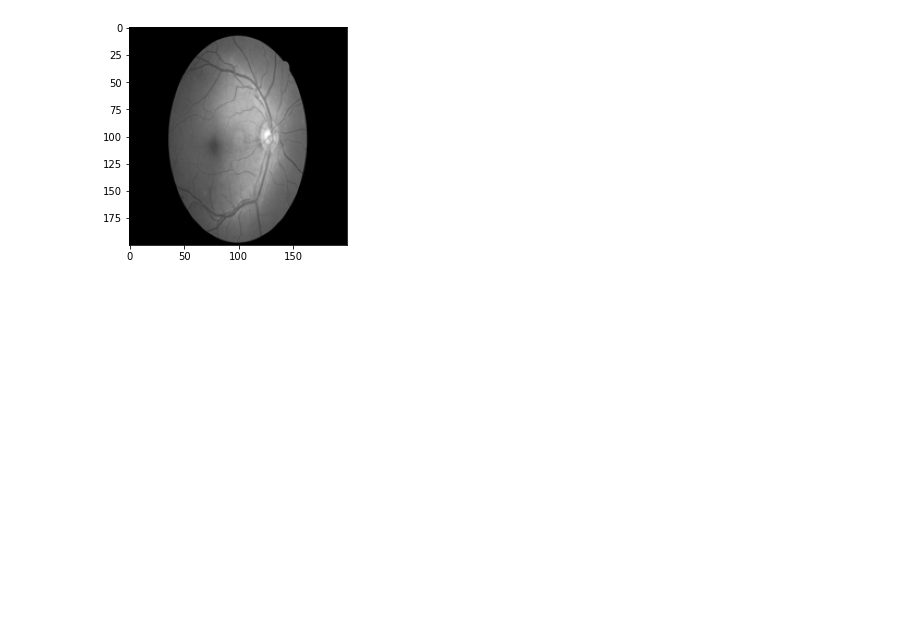
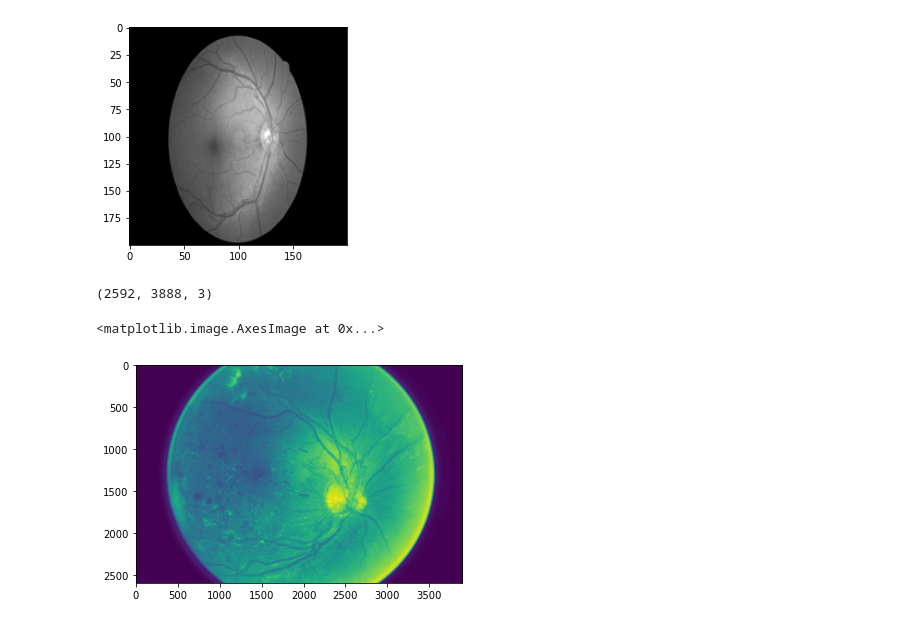
Before and after one commit to akr21420/Phase1, a Jupyter notebook: ML/DR.ipynb, the cells around one changed output. Drawn from its saved outputs; the diff is of its cells as text; code cells hidden in the pictures; blank space fills up the shorter version.

Commit message:
Green Channel and Literature

```diff
--- a/ML/DR.ipynb
+++ b/ML/DR.ipynb
@@ -54,3 +54,18 @@ plt.imshow(img,cmap='gray')
 # %% [output]
 <matplotlib.image.AxesImage at 0x...>
 [figure]
+# %%
+import cv2
+import matplotlib.pyplot as plt
+src = cv2.imread('D:/phase1/ML/data/16_left.jpeg',cv2.IMREAD_UNCHANGED)
+print(src.shape)
+
+green_channel = src[:,:,1]
+
+cv2.imwrite('D:/phase1/ML/data/16_left_green.jpeg',green_channel)
+
+plt.imshow(green_channel)
+# %% [output]
+(2592, 3888, 3)
+<matplotlib.image.AxesImage at 0x...>
+[figure, added]
```
Also changed, not shown: 4 other files.
